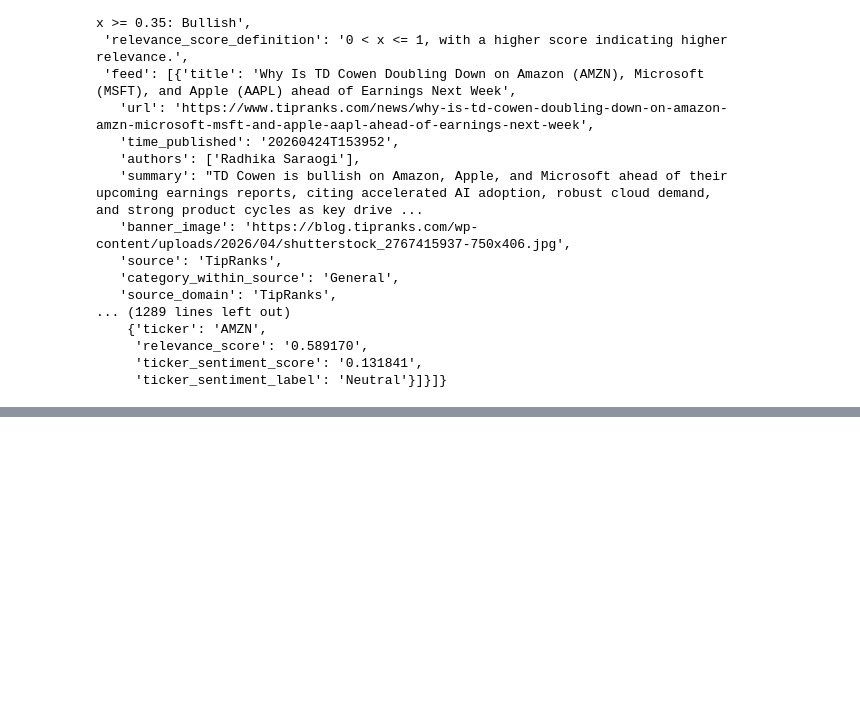
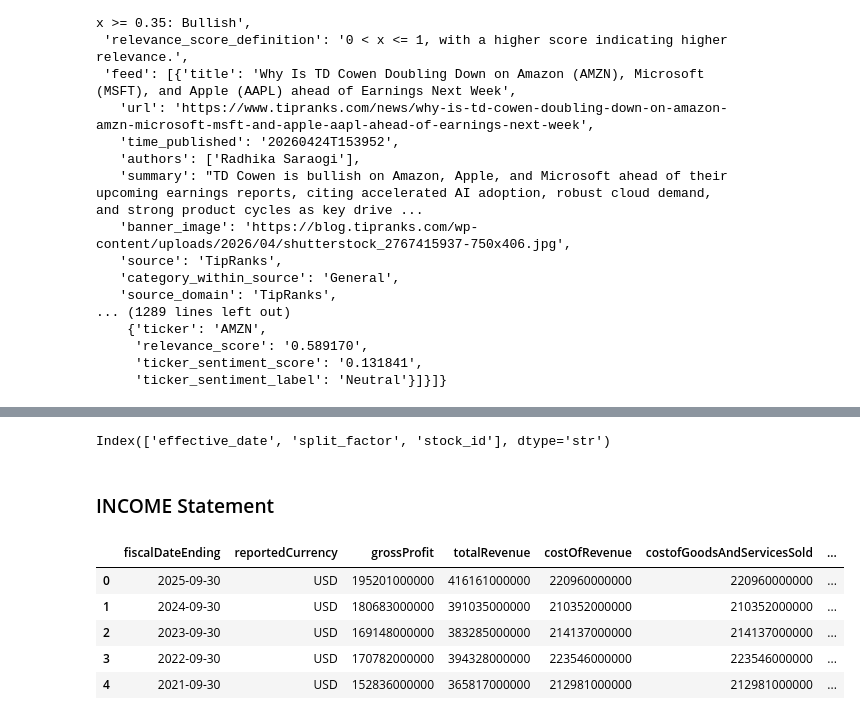
Before and after one commit to kumarbyes/project_stock_analysis, a Jupyter notebook: alpha_vantage_api/querying_alpha_vantage.ipynb, the cells around one changed output, grey strips where cells are left out. Saved outputs shown, nothing was run; the diff lists cells and outputs as text; code cells hidden in the pictures; blank space fills up the shorter version.

```diff
--- a/alpha_vantage_api/querying_alpha_vantage.ipynb
+++ b/alpha_vantage_api/querying_alpha_vantage.ipynb
@@ -241,0 +417,17 @@ df.to_csv('../stock_db/data/overview.csv',index=False)
+# %%
+df.columns
+# %% [output]
+Index(['effective_date', 'split_factor', 'stock_id'], dtype='str')
+# %% [markdown]
+### INCOME Statement
+# %%
+df1 = pd.read_csv('./stocks/AAPL/INCOME_STATEMENT.csv')
+df1["stock_id"] = 1
+df1.head()
+# %% [output]
+|  | fiscalDateEnding | reportedCurrency | grossProfit | totalRevenue | costOfRevenue | costofGoodsAndServicesSold | ... |
+| 0 | 2025-09-30 | USD | 195201000000 | 416161000000 | 220960000000 | 220960000000 | ... |
+| 1 | 2024-09-30 | USD | 180683000000 | 391035000000 | 210352000000 | 210352000000 | ... |
+| 2 | 2023-09-30 | USD | 169148000000 | 383285000000 | 214137000000 | 214137000000 | ... |
+| 3 | 2022-09-30 | USD | 170782000000 | 394328000000 | 223546000000 | 223546000000 | ... |
+| 4 | 2021-09-30 | USD | 152836000000 | 365817000000 | 212981000000 | 212981000000 | ... |
```
Also changed, not shown: parts of 63 cells of this notebook, 1 other file.
